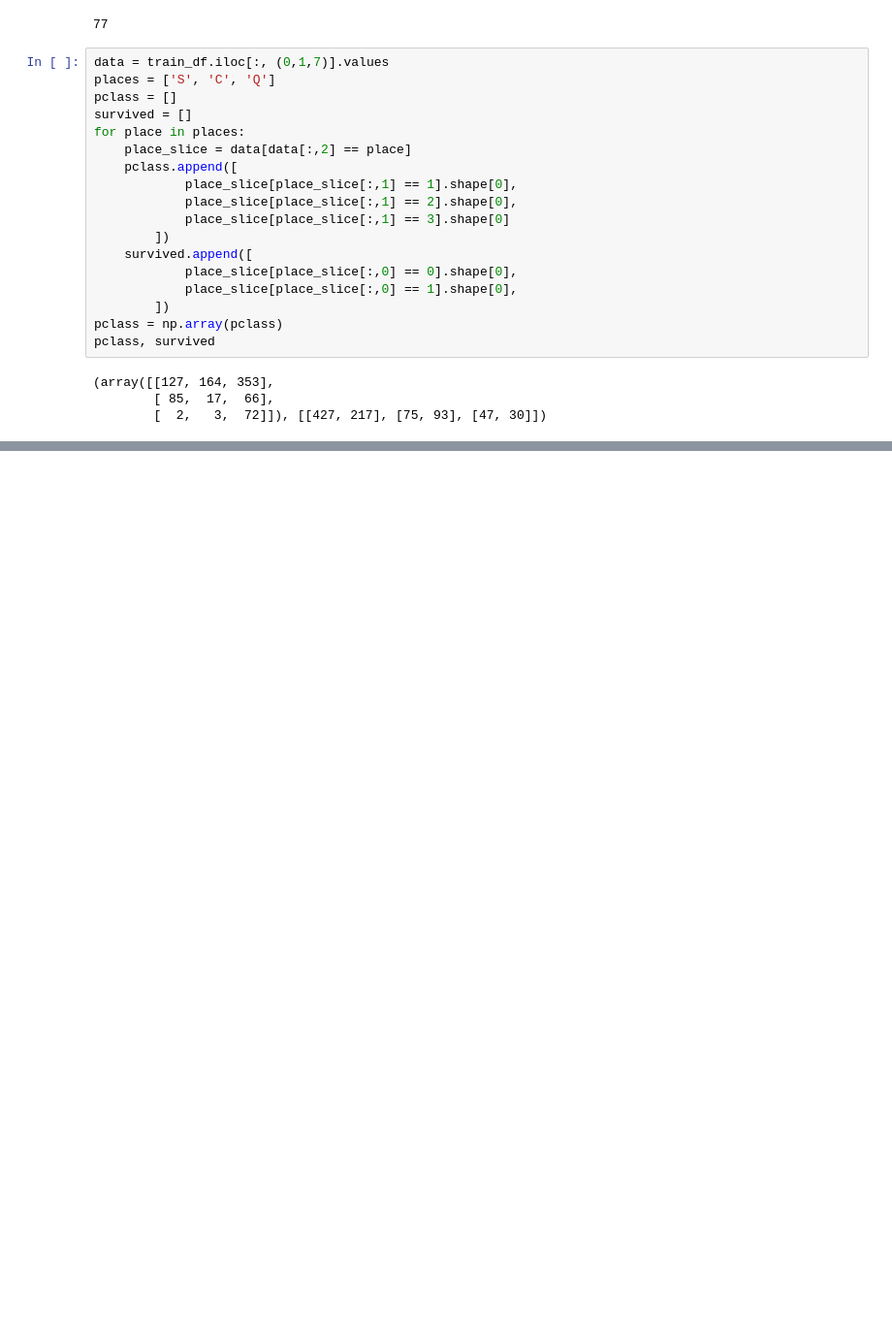
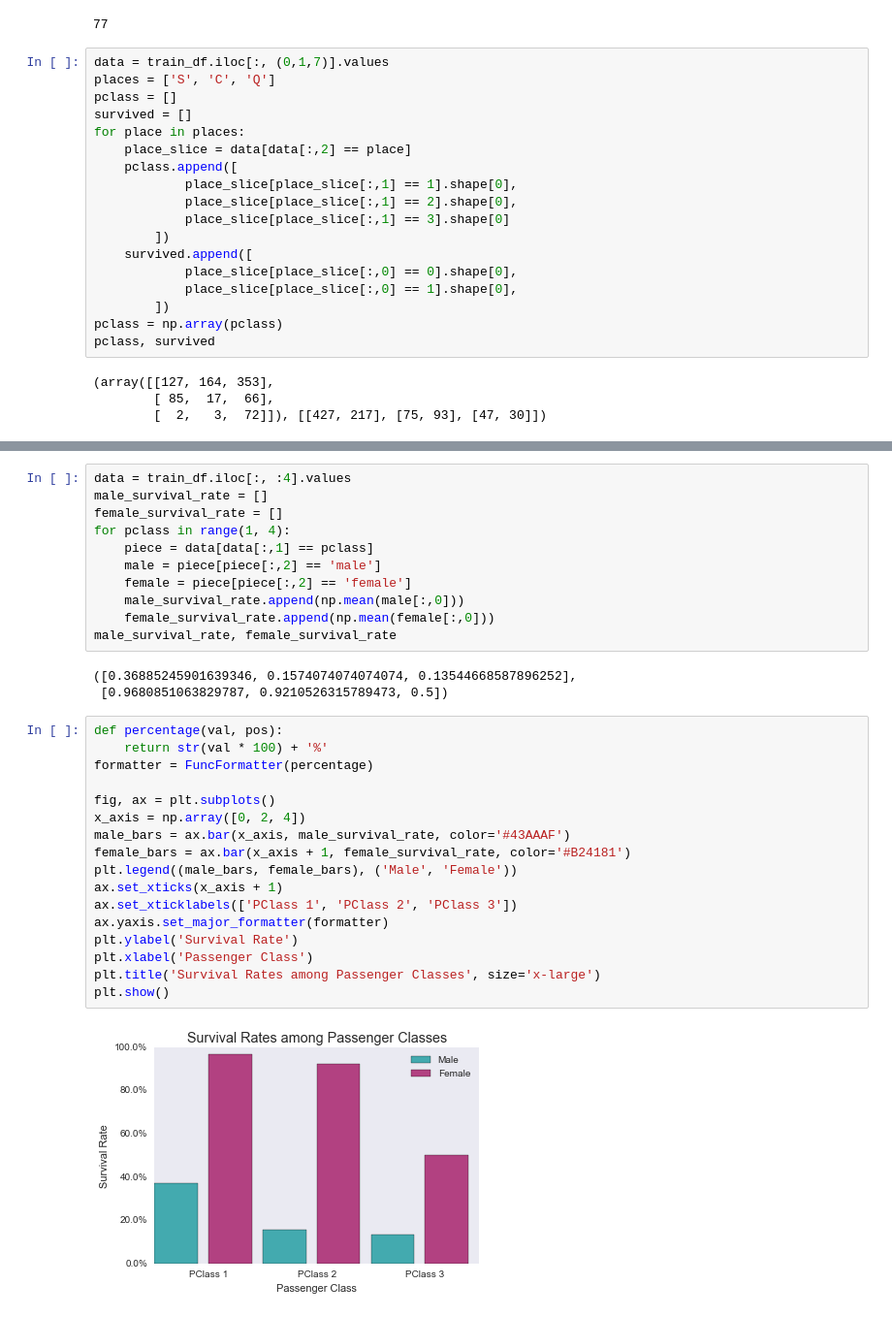
Before and after one commit to chaseWilliams/titanic, a Jupyter notebook: EDA.ipynb, the cells around one changed output, grey strips where cells are left out. Shown at 97% size. Drawn from its saved outputs; the diff is of its cells as text; blank space fills up the shorter version.

```diff
--- a/EDA.ipynb
+++ b/EDA.ipynb
@@ -127,0 +131,33 @@ with sns.axes_style("white"):
+# %%
+data = train_df.iloc[:, :4].values
+male_survival_rate = []
+female_survival_rate = []
+for pclass in range(1, 4):
+    piece = data[data[:,1] == pclass]
+    male = piece[piece[:,2] == 'male']
+    female = piece[piece[:,2] == 'female']
+    male_survival_rate.append(np.mean(male[:,0]))
+    female_survival_rate.append(np.mean(female[:,0]))
+male_survival_rate, female_survival_rate
+# %% [output]
+([0.36885245901639346, 0.1574074074074074, 0.13544668587896252],
+ [0.9680851063829787, 0.9210526315789473, 0.5])
+# %%
+def percentage(val, pos):
+    return str(val * 100) + '%'
+formatter = FuncFormatter(percentage)
+
+fig, ax = plt.subplots()
+x_axis = np.array([0, 2, 4])
+male_bars = ax.bar(x_axis, male_survival_rate, color='#43AAAF')
+female_bars = ax.bar(x_axis + 1, female_survival_rate, color='#B24181')
+plt.legend((male_bars, female_bars), ('Male', 'Female'))
+ax.set_xticks(x_axis + 1)
+ax.set_xticklabels(['PClass 1', 'PClass 2', 'PClass 3'])
+ax.yaxis.set_major_formatter(formatter)
+plt.ylabel('Survival Rate')
+plt.xlabel('Passenger Class')
+plt.title('Survival Rates among Passenger Classes', size='x-large')
+plt.show()
+# %% [output]
+[figure, added]
```
Also changed, not shown: parts of 7 cells of this notebook, 1 other file.
